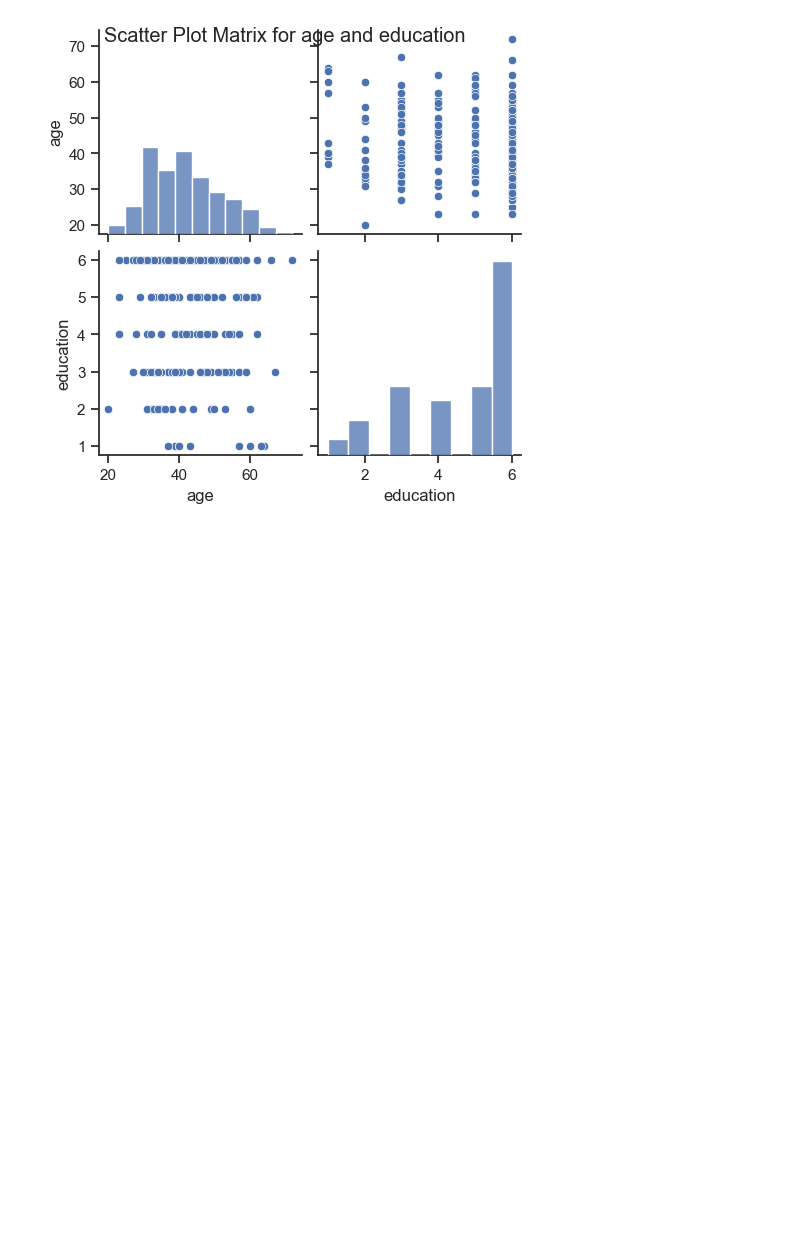
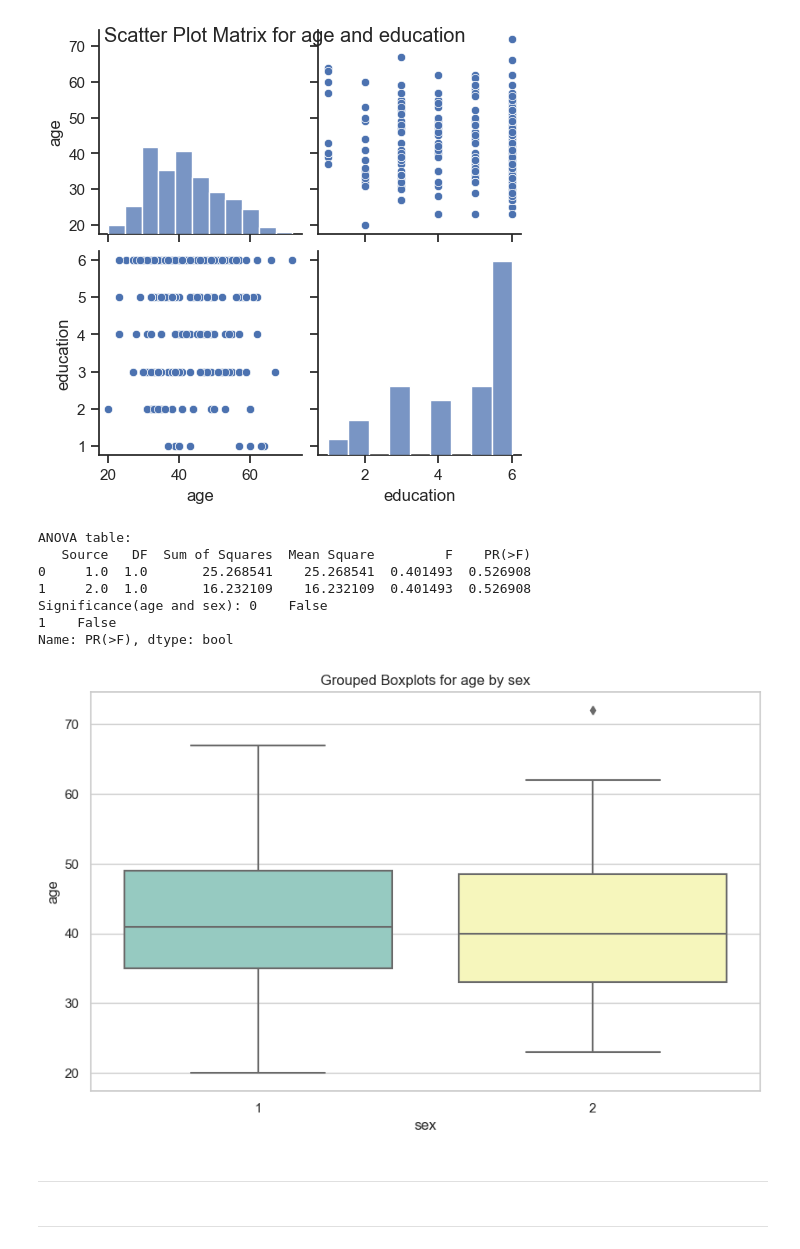
Before and after one commit to Fulin-ZHANG/EM-Lyon, a Jupyter notebook: Week3_Intro_ML/Session 5.ipynb, the cells around one changed output. Drawn from its saved outputs; the diff is of its cells as text; code cells hidden in the pictures; blank space fills up the shorter version.

```diff
--- a/Week3_Intro_ML/Session 5.ipynb
+++ b/Week3_Intro_ML/Session 5.ipynb
@@ -423,0 +645,15 @@ education -0.116069   1.000000
+# %%
+quant_cat_analysis(df, 'age', 'sex');
+# %% [output]
+ANOVA table:
+   Source   DF  Sum of Squares  Mean Square         F    PR(>F)
+0     1.0  1.0       25.268541    25.268541  0.401493  0.526908
+1     2.0  1.0       16.232109    16.232109  0.401493  0.526908
+Significance(age and sex): 0    False
+1    False
+Name: PR(>F), dtype: bool
+[figure, added]
+# %% [markdown]
+---
+# %% [markdown]
+---
```
Also changed, not shown: parts of 11 cells of this notebook, 22 other files.
